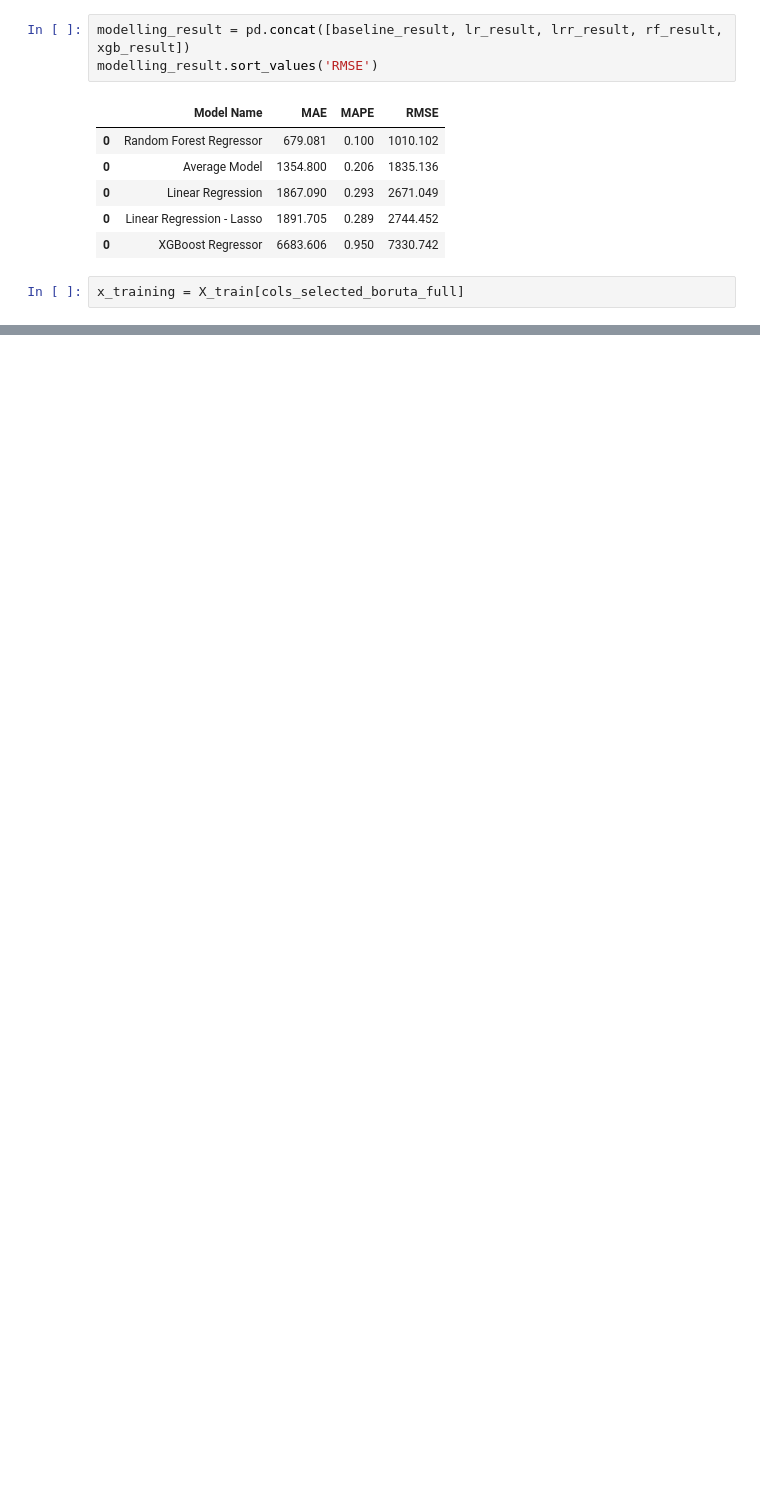
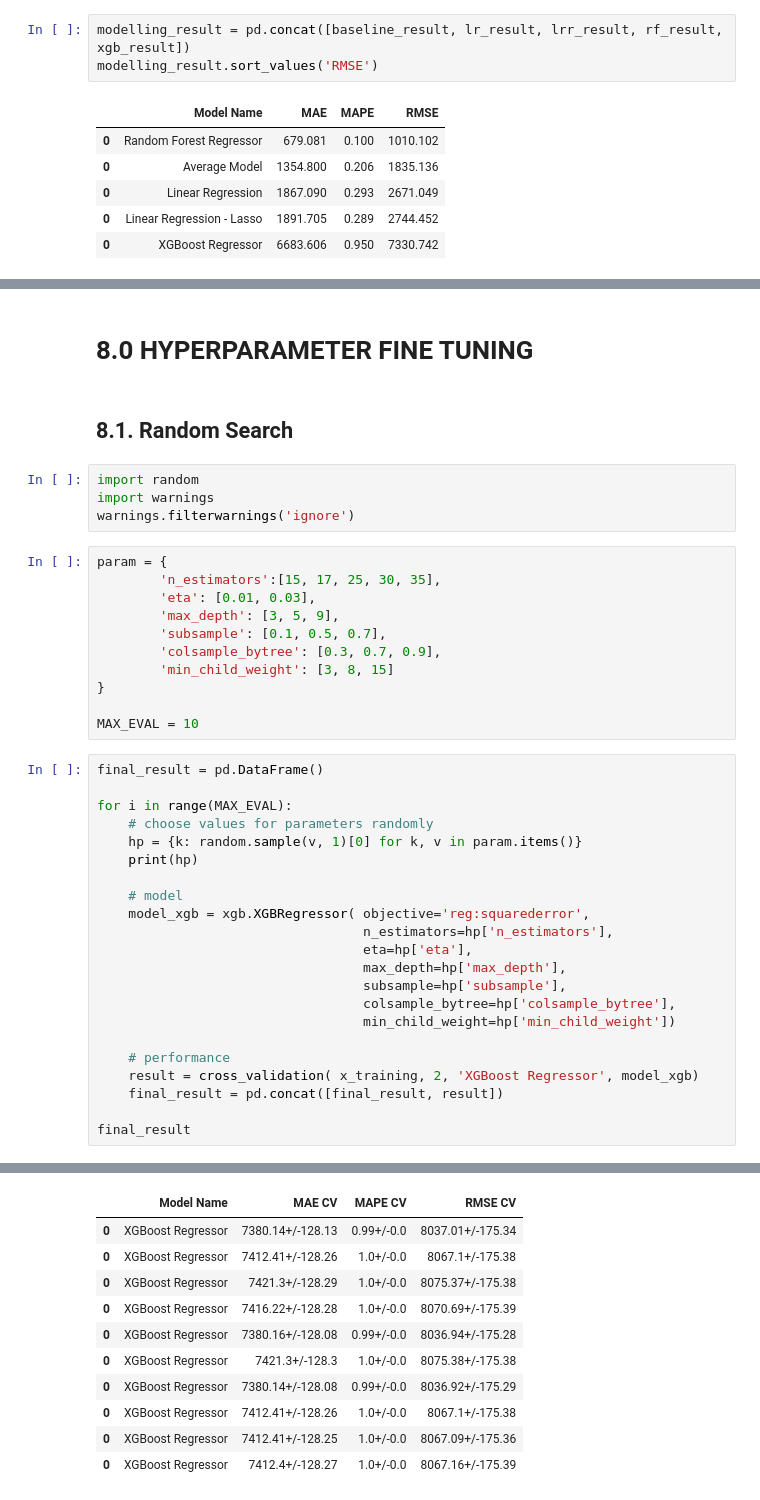
Before and after one commit to GonzagaLucas/Rossmann-Sales-Forecast, a Jupyter notebook: rossmann_project.ipynb, the cells around one changed output, grey strips where cells are left out. Saved outputs shown, nothing was run; the diff lists cells and outputs as text; blank space fills up the shorter version.

```diff
--- a/rossmann_project.ipynb
+++ b/rossmann_project.ipynb
@@ -953,5 +1046,3 @@ modelling_result.sort_values('RMSE')
 | 0 | Linear Regression | 1867.090 | 0.293 | 2671.049 |
 | 0 | Linear Regression - Lasso | 1891.705 | 0.289 | 2744.452 |
 | 0 | XGBoost Regressor | 6683.606 | 0.950 | 7330.742 |
-# %%
-x_training = X_train[cols_selected_boruta_full]
@@ -1028,0 +1060,42 @@ KFold Number: 1
+# %% [markdown]
+# 8.0 HYPERPARAMETER FINE TUNING
+# %% [markdown]
+## 8.1. Random Search
+# %%
+import random
+import warnings
+warnings.filterwarnings('ignore')
+# %%
+param = {
+        'n_estimators':[15, 17, 25, 30, 35],
+        'eta': [0.01, 0.03],
+        'max_depth': [3, 5, 9],
+        'subsample': [0.1, 0.5, 0.7],
+        'colsample_bytree': [0.3, 0.7, 0.9],
+        'min_child_weight': [3, 8, 15]
+}
+
+MAX_EVAL = 10
+# %%
+final_result = pd.DataFrame()
+
+for i in range(MAX_EVAL):
+    # choose values for parameters randomly
+    hp = {k: random.sample(v, 1)[0] for k, v in param.items()}
+    print(hp)
+
+    # model
+    model_xgb = xgb.XGBRegressor( objective='reg:squarederror',
+                                  n_estimators=hp['n_estimators'],
+                                  eta=hp['eta'],
+                                  max_depth=hp['max_depth'],
+                                  subsample=hp['subsample'],
+                                  colsample_bytree=hp['colsample_bytree'],
+                                  min_child_weight=hp['min_child_weight'])
+
+    # performance
+    result = cross_validation( x_training, 2, 'XGBoost Regressor', model_xgb)
+    final_result = pd.concat([final_result, result])
+
+final_result
+# %% [output]
@@ -1028,0 +1112,11 @@ KFold Number: 1
+|  | Model Name | MAE CV | MAPE CV | RMSE CV |
+| 0 | XGBoost Regressor | 7380.14+/-128.13 | 0.99+/-0.0 | 8037.01+/-175.34 |
+| 0 | XGBoost Regressor | 7412.41+/-128.26 | 1.0+/-0.0 | 8067.1+/-175.38 |
+| 0 | XGBoost Regressor | 7421.3+/-128.29 | 1.0+/-0.0 | 8075.37+/-175.38 |
+| 0 | XGBoost Regressor | 7416.22+/-128.28 | 1.0+/-0.0 | 8070.69+/-175.39 |
+| 0 | XGBoost Regressor | 7380.16+/-128.08 | 0.99+/-0.0 | 8036.94+/-175.28 |
+| 0 | XGBoost Regressor | 7421.3+/-128.3 | 1.0+/-0.0 | 8075.38+/-175.38 |
+| 0 | XGBoost Regressor | 7380.14+/-128.08 | 0.99+/-0.0 | 8036.92+/-175.29 |
+| 0 | XGBoost Regressor | 7412.41+/-128.26 | 1.0+/-0.0 | 8067.1+/-175.38 |
+| 0 | XGBoost Regressor | 7412.41+/-128.25 | 1.0+/-0.0 | 8067.09+/-175.36 |
+| 0 | XGBoost Regressor | 7412.4+/-128.27 | 1.0+/-0.0 | 8067.16+/-175.39 |
```
Also changed, not shown: parts of 22 cells of this notebook.
